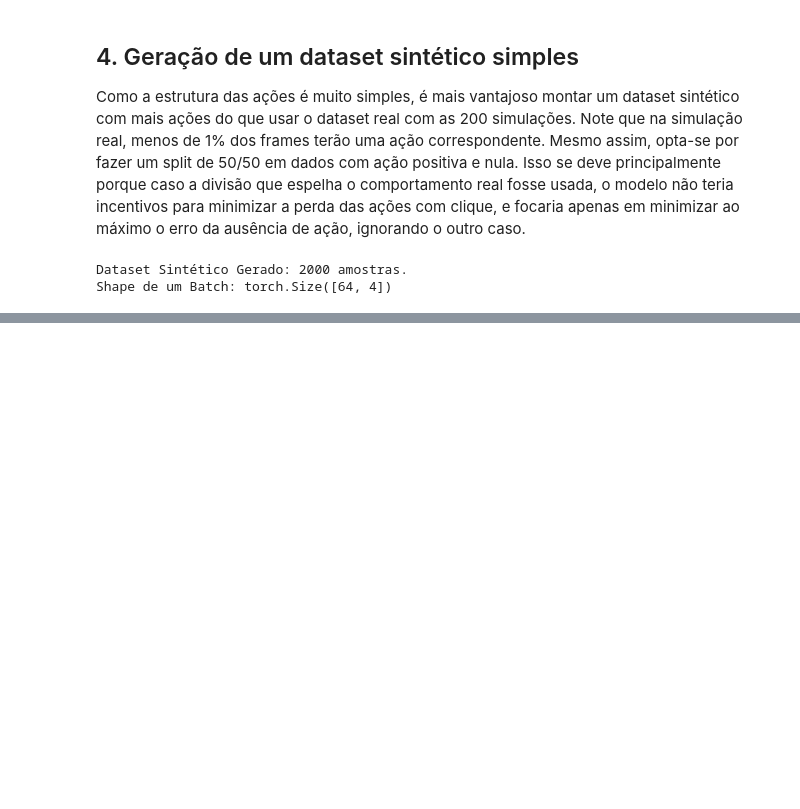
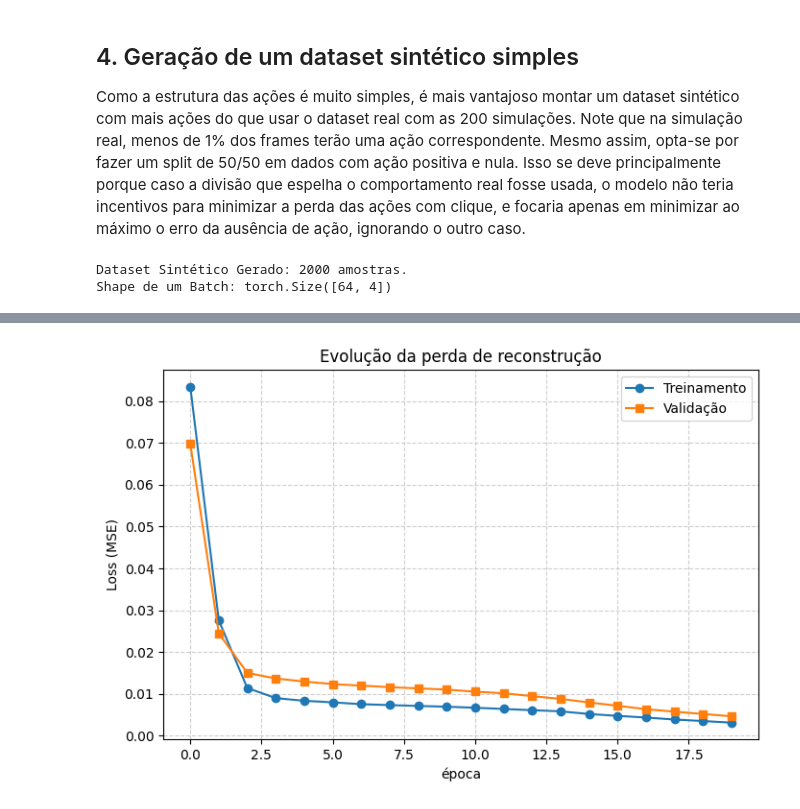
Before and after one commit to UnB-CIS/World-Foundation-Models, a Jupyter notebook: models/Text_Encoder.ipynb, the cells around one changed output, grey strips where cells are left out. Saved outputs shown, nothing was run; the diff lists cells and outputs as text; code cells hidden in the pictures; blank space fills up the shorter version.

Commit message:
feat: adição de validação de treinamento e plotagem de gráfico com os resultados do treinamento e validação + adição de features extras quanto a relatorios de erros

```diff
--- a/models/Text_Encoder.ipynb
+++ b/models/Text_Encoder.ipynb
@@ -233,8 +253,12 @@ NUM_EPOCHS = 20
 print("Iniciando treinamento")
 
 train_losses = [] # Perdas de treinamento para plotar depois
+val_losses = [] # Perdas de validação que serão usadas para plotar depois os resultados
 
 for epoch in range(NUM_EPOCHS):
+    #Treinamento
+    text_decoder.train()
+    text_decoder.train()
     total_loss = 0  # Acumula a perda total de cada época
 
     # Loop dos batches
@@ -255,11 +279,29 @@ for epoch in range(NUM_EPOCHS):
 
         total_loss += loss.item()
 
-    avg_loss = total_loss / len(dataloader)
-    train_losses.append(avg_loss)
+    avg_train_loss = total_loss/ len(train_dataloader)
+    #avg_loss = total_loss / len(dataloader)
+    train_losses.append(avg_train_loss)
+
+    #Iniciada a validação do treinamento
+    #Validação
+    text_encoder.eval()
+    text_decoder.eval()
+    val_loss_total = 0
+
+    with torch.no_grad():
+        for data,_ in val_dataloader:
+            z_a = text_encoder(data)
+            reconstruction = text_decoder(z_a)
+            val_loss = loss_function(reconstruction,data)
+            val_loss_total += val_loss.item()
+
+    avg_val_loss = val_loss_total / len(val_dataloader)
+    val_losses.append(avg_val_loss)
 
     # Mostra a perda a cada 5 épocas
     if (epoch + 1) % 5 == 0:
-        print(f"Epoch [{epoch+1}/{NUM_EPOCHS}], Loss de Reconstrução: {avg_loss:.6f}")
+        print(f"Epoch [{epoch+1}/{NUM_EPOCHS}], Loss de Reconstrução: {avg_train_loss:.6f}")
+        print(f"Epoch [{epoch+1}/{NUM_EPOCHS}] | Train Loss: {avg_train_loss:.6f} | Val Loss: {avg_val_loss:.6f}")
 # %% [output]
 Iniciando treinamento
@@ -269,0 +320,12 @@ Epoch [20/20], Loss de Reconstrução: 0.003926
+# %%
+plt.figure(figsize=(8,5))
+plt.plot(train_losses,label="Treinamento",marker='o')
+plt.plot(val_losses,label="Validação",marker='s')
+plt.title("Evolução da perda de reconstrução")
+plt.xlabel("época")
+plt.ylabel("Loss (MSE)")
+plt.grid(True,linestyle='--',alpha=0.6)
+plt.legend()
+plt.show()
+# %% [output]
+[figure, added]
```
Also changed, not shown: parts of 14 cells of this notebook.
